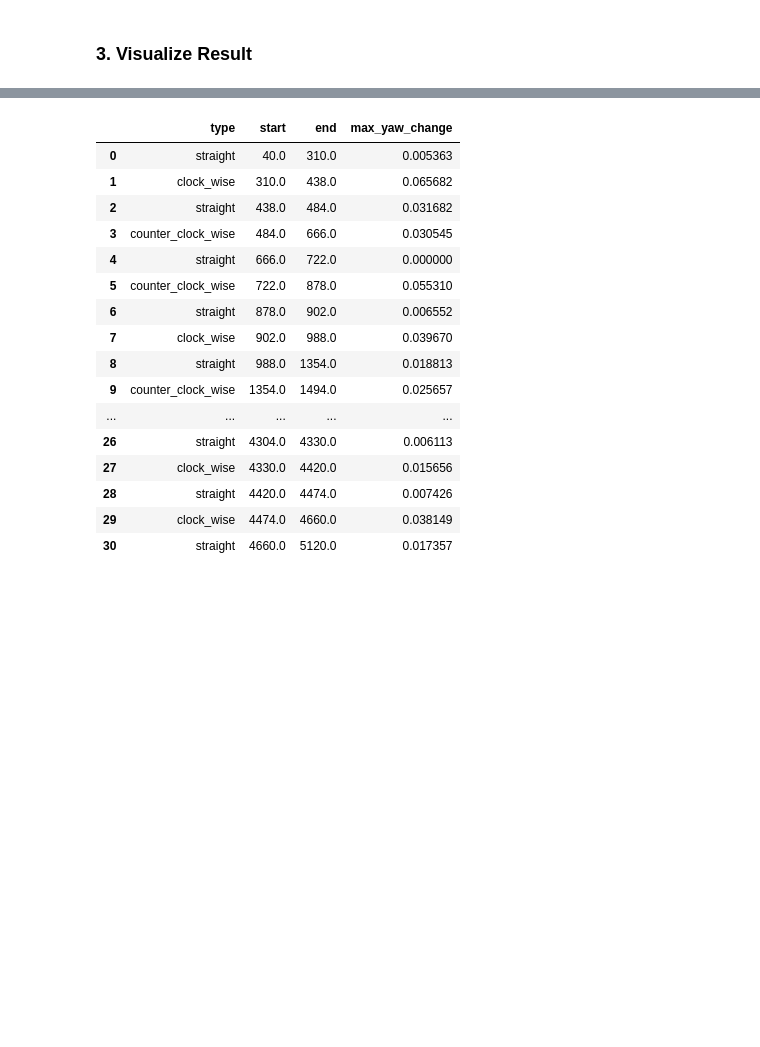
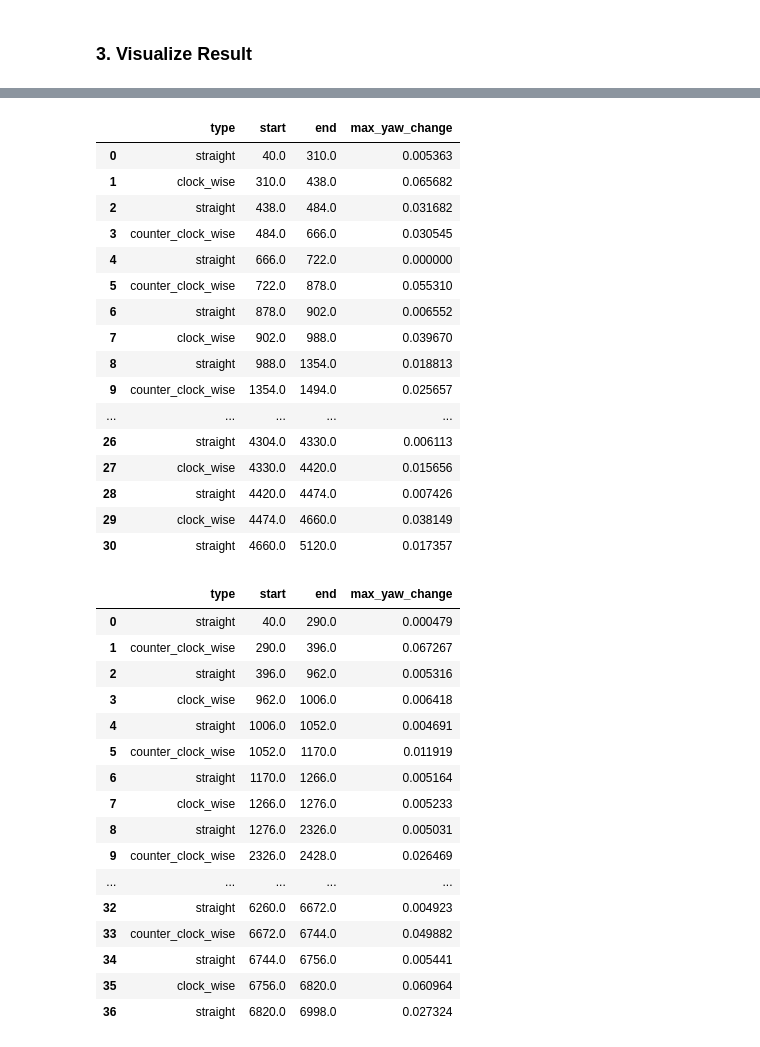
Before and after one commit to b4mad/racing, a Jupyter notebook: notebooks/track_sections_from_coordinates.ipynb, the cells around one changed output, grey strips where cells are left out. Drawn from its saved outputs; the diff is of its cells as text; code cells hidden in the pictures; blank space fills up the shorter version.

```diff
--- a/notebooks/track_sections_from_coordinates.ipynb
+++ b/notebooks/track_sections_from_coordinates.ipynb
@@ -531,8 +547,8 @@ min_threshold = 0.0051
 threshold = min_threshold
 # Iterate over tracks
 for track_id in tracks.keys():
-    distances = tracks[track_id]['distances'].copy()
-    yaw_changes = tracks[track_id]['yaw_changes'].copy()
+    distances = tracks[track_id]["distances"].copy()
+    yaw_changes = tracks[track_id]["yaw_changes"].copy()
 
     cw_started = False
     ccw_started = False
@@ -541,7 +557,7 @@ for track_id in tracks.keys():
     # Iterate over sample points
     for point_idx in range(20, distances.shape[0]):
         # Check last index
-        last_index = (point_idx == distances.shape[0]-1)
+        last_index = point_idx == distances.shape[0] - 1
         # Reset threshold
         if abs(yaw_changes[point_idx]) < min_threshold:
             threshold = min_threshold
@@ -556,10 +572,12 @@ for track_id in tracks.keys():
             threshold = max(min_threshold, abs(cw_max / 2))
             if last_index or (yaw_changes[point_idx] <= threshold):
                 cw_started = False
-                sec = {'type': 'clock_wise',
-                       'start': distances[cw_start_idx],
-                       'end': distances[point_idx],
-                       'max_yaw_change': cw_max}
+                sec = {
+                    "type": "clock_wise",
+                    "start": distances[cw_start_idx],
+                    "end": distances[point_idx],
+                    "max_yaw_change": cw_max,
+                }
                 sections.append(sec)
         # Check counter clock wise corner started and ended
         if not ccw_started:
@@ -572,10 +590,12 @@ for track_id in tracks.keys():
             threshold = max(min_threshold, abs(ccw_max / 2))
             if last_index or (yaw_changes[point_idx] >= -threshold):
                 ccw_started = False
-                sec = {'type': 'counter_clock_wise',
-                       'start': distances[ccw_start_idx],
-                       'end': distances[point_idx],
-                       'max_yaw_change': ccw_max}
+                sec = {
+                    "type": "counter_clock_wise",
+                    "start": distances[ccw_start_idx],
+                    "end": distances[point_idx],
+                    "max_yaw_change": ccw_max,
+                }
                 sections.append(sec)
         # Check straigh section started and ended
         if not str_started:
@@ -587,13 +607,15 @@ for track_id in tracks.keys():
             str_max = max(str_max, yaw_changes[point_idx])
             if last_index or (abs(yaw_changes[point_idx]) >= threshold):
                 str_started = False
-                sec = {'type': 'straight',
-                       'start': distances[str_start_idx],
-                       'end': distances[point_idx],
-                       'max_yaw_change':str_max}
+                sec = {
+                    "type": "straight",
+                    "start": distances[str_start_idx],
+                    "end": distances[point_idx],
+                    "max_yaw_change": str_max,
+                }
                 sections.append(sec)
     # Add section data to tracks
-    tracks[track_id]['sections'] = sections.copy()
+    tracks[track_id]["sections"] = sections.copy()
 # %% [markdown]
 ### 3. Visualize Result
 # %%
@@ -634,25 +660,43 @@ for track_id in tracks.keys():
 # %%
 # Convert sections dictionary to pandas DataFrame
 tracks_sections = {}
 for track_id in tracks.keys():
-    tracks_sections[track_id] = pd.DataFrame(tracks[track_id]['sections'])
+    tracks_sections[track_id] = pd.DataFrame(tracks[track_id]["sections"])
 
-display(tracks_sections['track_1'])
+display(tracks_sections["track_1"])
+display(tracks_sections["track_2"])
 # %% [output]
 |  | type | start | end | max_yaw_change |
 | 0 | straight | 40.0 | 310.0 | 0.005363 |
 | 1 | clock_wise | 310.0 | 438.0 | 0.065682 |
 | 2 | straight | 438.0 | 484.0 | 0.031682 |
 | 3 | counter_clock_wise | 484.0 | 666.0 | 0.030545 |
 | 4 | straight | 666.0 | 722.0 | 0.000000 |
 | 5 | counter_clock_wise | 722.0 | 878.0 | 0.055310 |
 | 6 | straight | 878.0 | 902.0 | 0.006552 |
 | 7 | clock_wise | 902.0 | 988.0 | 0.039670 |
 | 8 | straight | 988.0 | 1354.0 | 0.018813 |
 | 9 | counter_clock_wise | 1354.0 | 1494.0 | 0.025657 |
 | ... | ... | ... | ... | ... |
 | 26 | straight | 4304.0 | 4330.0 | 0.006113 |
 | 27 | clock_wise | 4330.0 | 4420.0 | 0.015656 |
 | 28 | straight | 4420.0 | 4474.0 | 0.007426 |
 | 29 | clock_wise | 4474.0 | 4660.0 | 0.038149 |
 | 30 | straight | 4660.0 | 5120.0 | 0.017357 |
+|  | type | start | end | max_yaw_change |
+| 0 | straight | 40.0 | 290.0 | 0.000479 |
+| 1 | counter_clock_wise | 290.0 | 396.0 | 0.067267 |
+| 2 | straight | 396.0 | 962.0 | 0.005316 |
+| 3 | clock_wise | 962.0 | 1006.0 | 0.006418 |
+| 4 | straight | 1006.0 | 1052.0 | 0.004691 |
+| 5 | counter_clock_wise | 1052.0 | 1170.0 | 0.011919 |
+| 6 | straight | 1170.0 | 1266.0 | 0.005164 |
+| 7 | clock_wise | 1266.0 | 1276.0 | 0.005233 |
+| 8 | straight | 1276.0 | 2326.0 | 0.005031 |
+| 9 | counter_clock_wise | 2326.0 | 2428.0 | 0.026469 |
+| ... | ... | ... | ... | ... |
+| 32 | straight | 6260.0 | 6672.0 | 0.004923 |
+| 33 | counter_clock_wise | 6672.0 | 6744.0 | 0.049882 |
+| 34 | straight | 6744.0 | 6756.0 | 0.005441 |
+| 35 | clock_wise | 6756.0 | 6820.0 | 0.060964 |
+| 36 | straight | 6820.0 | 6998.0 | 0.027324 |
```
Also changed, not shown: parts of 19 cells of this notebook, 18 other files.
